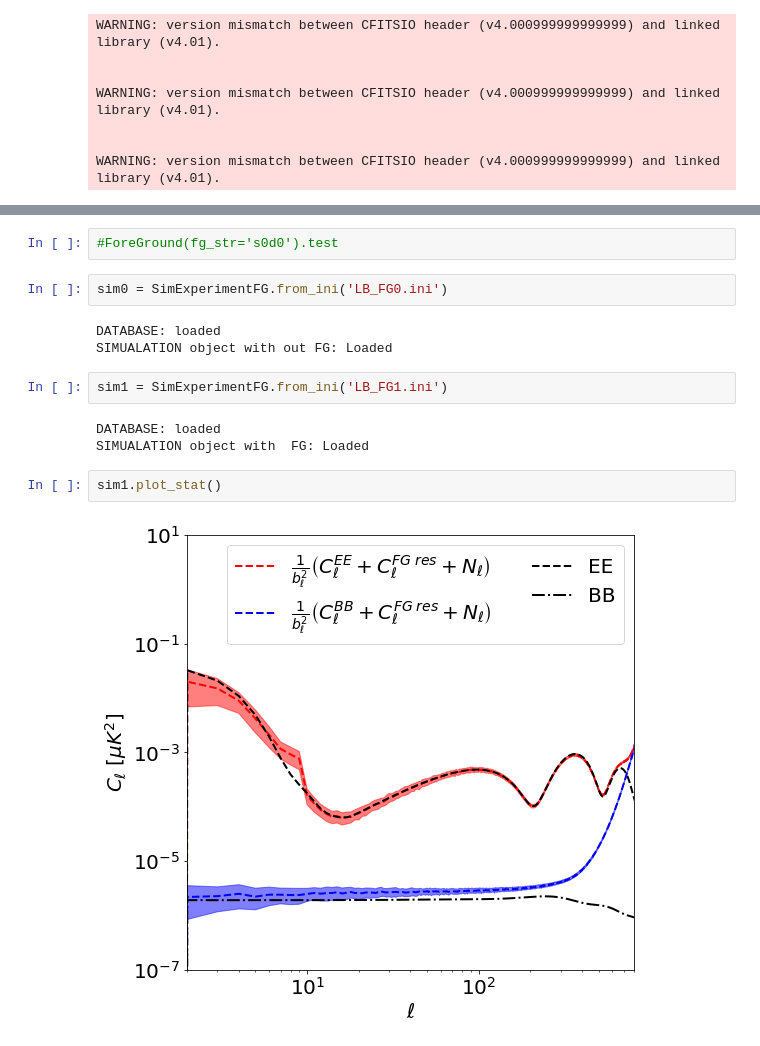
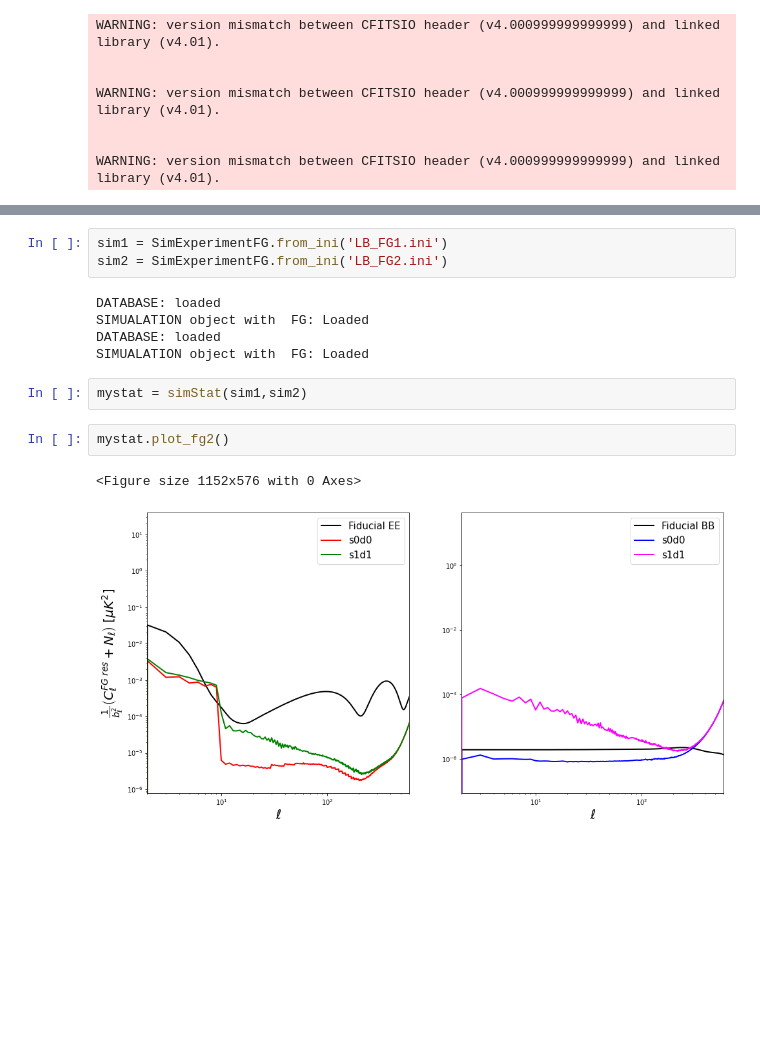
Before and after one commit to antolonappan/dell, a Jupyter notebook: Notebooks/simulation.ipynb, the cells around one changed output, grey strips where cells are left out. Drawn from its saved outputs; the diff is of its cells as text; blank space fills up the shorter version.

```diff
--- a/Notebooks/simulation.ipynb
+++ b/Notebooks/simulation.ipynb
@@ -23,16 +21,15 @@ from simulation import SimExperimentFG
-# %%
-#ForeGround(fg_str='s0d0').test
-# %%
-sim0 = SimExperimentFG.from_ini('LB_FG0.ini')
-# %% [output]
-DATABASE: loaded
-SIMUALATION object with out FG: Loaded
 # %%
 sim1 = SimExperimentFG.from_ini('LB_FG1.ini')
+sim2 = SimExperimentFG.from_ini('LB_FG2.ini')
 # %% [output]
 DATABASE: loaded
 SIMUALATION object with  FG: Loaded
+DATABASE: loaded
+SIMUALATION object with  FG: Loaded
-# %%
-sim1.plot_stat()
-# %% [output]
-[figure, removed]
+# %%
+mystat = simStat(sim1,sim2)
+# %%
+mystat.plot_fg2()
+# %% [output]
+<Figure size 1152x576 with 0 Axes>
+[figure, added]
```
Also changed, not shown: parts of 2 cells of this notebook, 5 other files.
